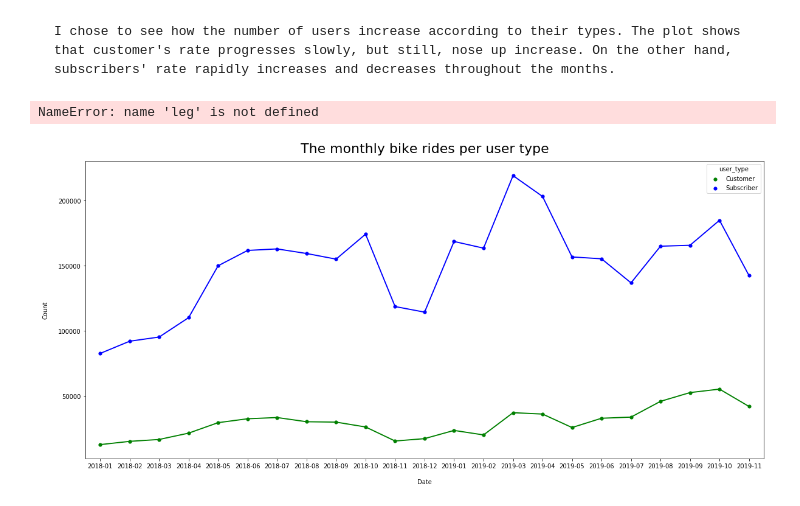
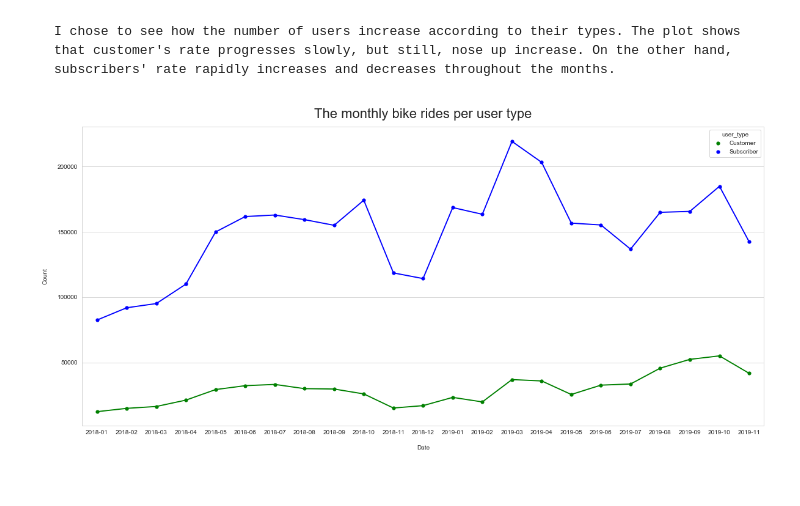
Before and after one commit to FarahAlthinayyan/Communicating_Data_Findings, a Jupyter notebook: exploration_template.ipynb, the cells around one changed output. Drawn from its saved outputs; the diff is of its cells as text; code cells hidden in the pictures.

```diff
--- a/exploration_template.ipynb
+++ b/exploration_template.ipynb
@@ -654,16 +653,14 @@ sb.countplot(data = df_clean, y= 'month_year', color = base_color, order = order
 # %%
 df_date_user = df_clean.groupby(["month_year", "user_type"]).size().reset_index()
 plt.figure(figsize=(20,9))
 palette = {'Subscriber':'blue', 'Customer':'green'}
 sb.pointplot(x='month_year', y=0, hue='user_type', palette=palette, scale=.7, data=df_date_user)
 plt.title('The monthly bike rides per user type', fontsize=22, y=1.015)
 plt.xlabel('Date', labelpad=16)
 plt.ylabel('Count', labelpad=16)
-leg.set_title('User Type',prop={'size':16})
 sb.set_style('darkgrid')
 # %% [output]
-NameError: name 'leg' is not defined
-[figure, old version]
+[figure, new version]
 # %%
 from subprocess import call
 call(['python', '-m', 'nbconvert', 'exploration_template.ipynb'])
```
Also changed, not shown: parts of 2 cells of this notebook, 1 other file.
